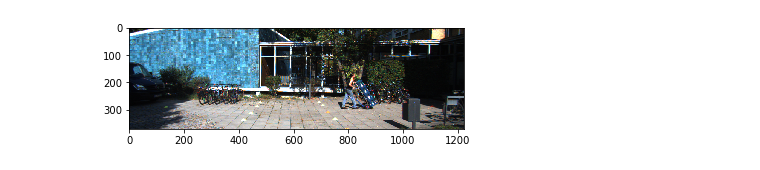
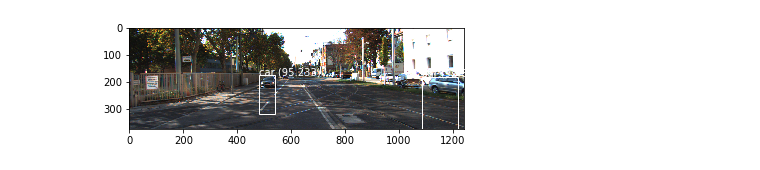
Before and after one commit to DragosMoldovanu/CarDetection, a Jupyter notebook: Jupyter.ipynb, the cells around one changed output. Saved outputs shown, nothing was run; the diff lists cells and outputs as text; code cells hidden in the pictures.

```diff
--- a/Jupyter.ipynb
+++ b/Jupyter.ipynb
@@ -262,4 +300,5 @@ input_w, input_h = 416, 416
 # define our new photo
 photo_filename = 'Dataset/image_2_test/006000.png'
 # load and prepare image
-image, image_w, image_h = load_image_pixels(photo_filename, (input_w, input_h))
+image_w, image_h = 1242, 375
+image,  = load_image_pixels(photo_filename, (input_w, input_h))
@@ -319,7 +321,7 @@ for i in range(int(datasetCount / 30)):
     print(images.shape)
     model.fit(
         images,
-        None,
+        labels,
         batch_size=None,
         epochs=1,
         verbose=2,
@@ -343,7 +342,7 @@ IndexError: list index out of range
 # %%
-image,label = getNextImg(20)
-print(image)
-print(label)
+image,label,photo_filename = getNextImg(21)
+# print(image)
+# print(label)
 # %%
 model.fit(
         image,
@@ -611,6 +641,6 @@ def draw_boxes(filename, v_boxes, v_labels, v_scores):
     pyplot.show()
 # %%
 # draw what we found
-draw_boxes(photo_filename, v_boxes, v_labels, v_scores)
+draw_boxes(imagePath+photo_filename, v_boxes, v_labels, v_scores)
 # %% [output]
-[figure, old version]
+[figure, new version]
```
Also changed, not shown: parts of 14 cells of this notebook.
